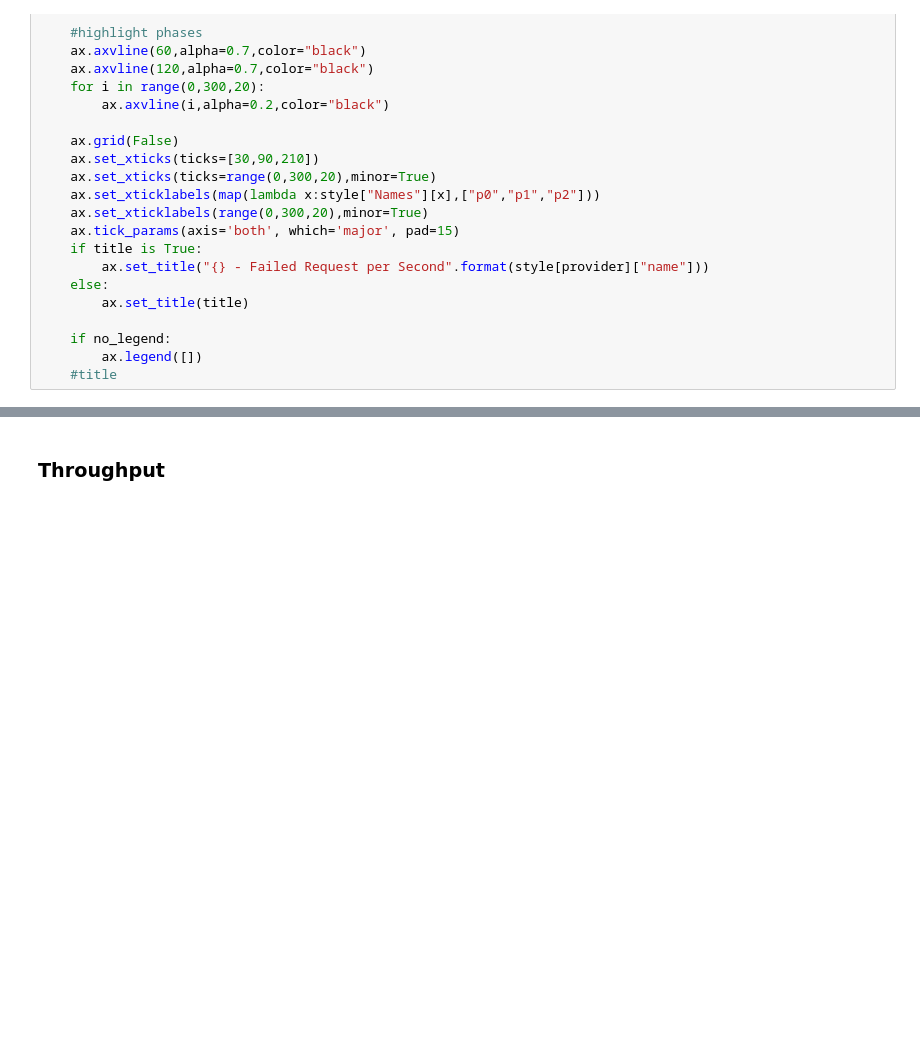
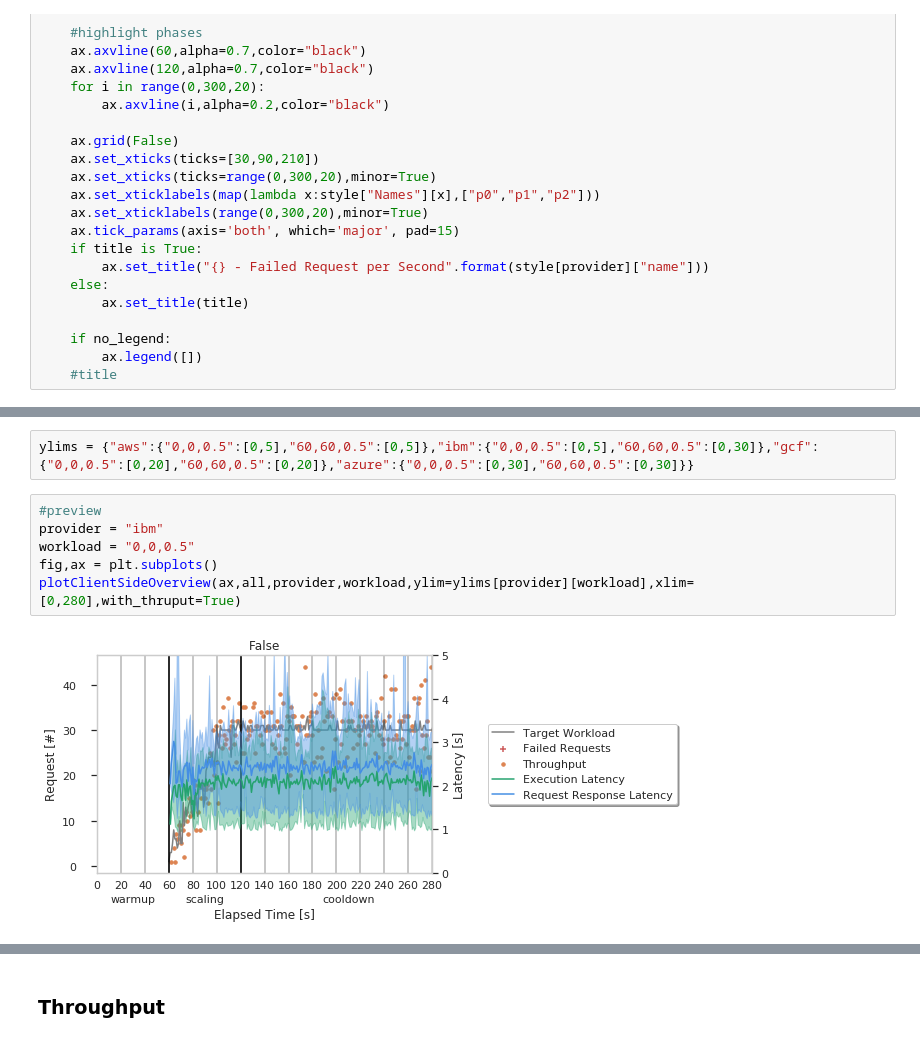
Before and after one commit to tawalaya/FaaSElasticityEngineering, a Jupyter notebook: SW-Analysis.ipynb, the cells around one changed output, grey strips where cells are left out. Drawn from its saved outputs; the diff is of its cells as text; blank space fills up the shorter version.

```diff
--- a/SW-Analysis.ipynb
+++ b/SW-Analysis.ipynb
@@ -511,4 +516,14 @@ def plotClientSideOverview(ax,data,provider,workload,title=False,legend=True,yli
         ax.set_title("{} [{}] Client-side Qualtites".format(style[provider]["name"],workload))
     else:
         ax.set_title(title)
+# %%
+ylims = {"aws":{"0,0,0.5":[0,5],"60,60,0.5":[0,5]},"ibm":{"0,0,0.5":[0,5],"60,60,0.5":[0,30]},"gcf":{"0,0,0.5":[0,20],"60,60,0.5":[0,20]},"azure":{"0,0,0.5":[0,30],"60,60,0.5":[0,30]}}
+# %%
+#preview
+provider = "ibm"
+workload = "0,0,0.5"
+fig,ax = plt.subplots()
+plotClientSideOverview(ax,all,provider,workload,ylim=ylims[provider][workload],xlim=[0,280],with_thruput=True)
+# %% [output]
+[figure, added]
 # %%
```
Also changed, not shown: parts of 20 cells of this notebook.
